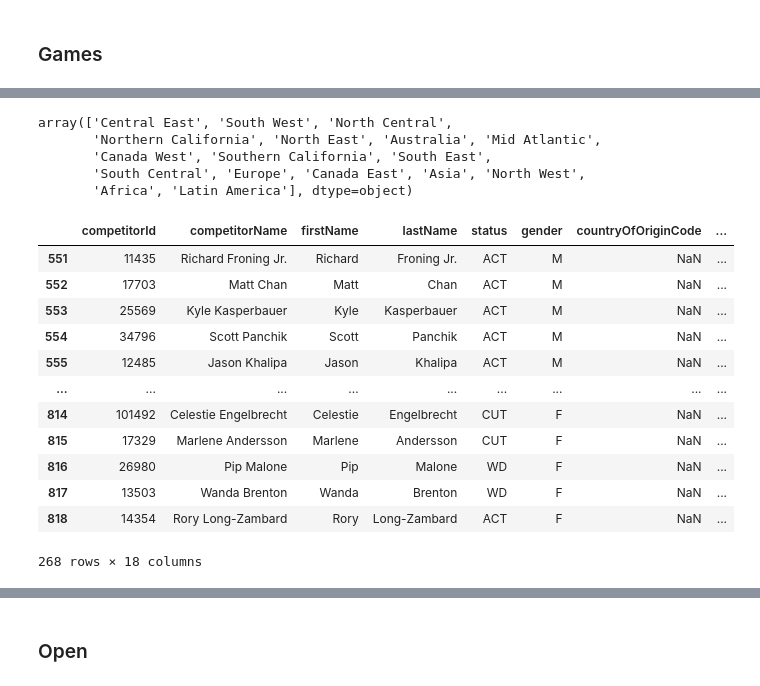
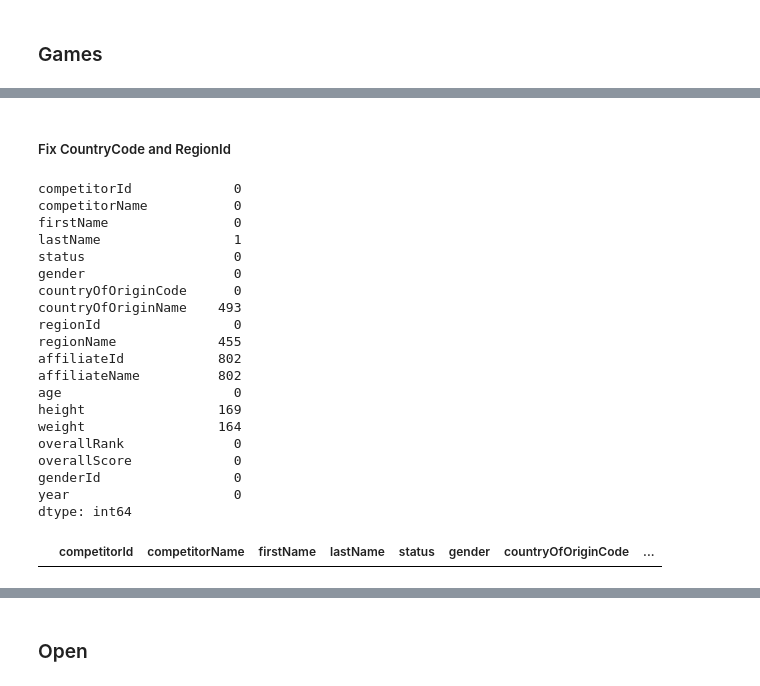
Before and after one commit to tgomesjuliana/ds-crossfit-games-competitions, a Jupyter notebook: data_cleaning.ipynb, the cells around one changed output, grey strips where cells are left out. Cells and saved outputs as stored; diff of their text form; code cells hidden in the pictures.

Commit message:
finish data cleaning for crossfit games

```diff
--- a/data_cleaning.ipynb
+++ b/data_cleaning.ipynb
@@ -104,33 +196,47 @@ array(['North America'], dtype=object)
-# %%
-# Filter the DataFrame to include only rows where 'countryOfOriginName' is 'Australia'
-australia_df = df_games_conso[(df_games_conso['regionName'].notnull()) & (df_games_conso['countryOfOriginName'].isnull())]
-
-# Get the different values of 'regionName' for Australia
-unique_regions_australia = australia_df['regionName'].unique()
-
-# Print the result
-unique_regions_australia
-# %% [output]
-array(['Central East', 'South West', 'North Central',
-       'Northern California', 'North East', 'Australia', 'Mid Atlantic',
-       'Canada West', 'Southern California', 'South East',
-       'South Central', 'Europe', 'Canada East', 'Asia', 'North West',
-       'Africa', 'Latin America'], dtype=object)
+# %% [markdown]
+##### Fix CountryCode and RegionId
+# %%
+# Fix CountryCode
+labels, uniques = pd.factorize(df_games_conso['countryOfOriginName'])
+labels += 1
+df_games_conso['countryOfOriginCode'] = labels
+df_games_conso.loc[df_games_conso['countryOfOriginName'].isnull(), 'countryOfOriginCode'] = 0
+
+# Fix RegionId
+
+df_games_conso.loc[df_games_conso['regionName'] == 'North America', 'regionId'] = 1
+df_games_conso.loc[df_games_conso['regionName'] == 'Central America', 'regionId'] = 2
+df_games_conso.loc[df_games_conso['regionName'] == 'South America', 'regionId'] = 3
+df_games_conso.loc[df_games_conso['regionName'] == 'Europe', 'regionId'] = 4
+df_games_conso.loc[df_games_conso['regionName'] == 'Africa', 'regionId'] = 5
+df_games_conso.loc[df_games_conso['regionName'] == 'Asia', 'regionId'] = 6
+df_games_conso.loc[df_games_conso['regionName'] == 'Oceania', 'regionId'] = 7
+df_games_conso.loc[df_games_conso['regionName'].isnull(), 'regionId'] = 0
+df_games_conso['regionId'] = df_games_conso['regionId'].astype(np.int64)
+# %%
+df_games_conso.isnull().sum()
+# %% [output]
+competitorId             0
+competitorName           0
+firstName                0
+lastName                 1
+status                   0
+gender                   0
+countryOfOriginCode      0
+countryOfOriginName    493
+regionId                 0
+regionName             455
+affiliateId            802
+affiliateName          802
+age                      0
+height                 169
+weight                 164
+overallRank              0
+overallScore             0
+genderId                 0
+year                     0
+dtype: int64
 # %%
-df = df_games_conso[(df_games_conso['regionName'].notnull()) & (df_games_conso['countryOfOriginName'].isnull())]
-
-df
+df_games_conso[(df_games_conso['countryOfOriginCode'] != 0) & (df_games_conso['countryOfOriginName'].isnull())]
 # %% [output]
 |  | competitorId | competitorName | firstName | lastName | status | gender | countryOfOriginCode | ... |
-| 551 | 11435 | Richard Froning Jr. | Richard | Froning Jr. | ACT | M | NaN | ... |
-| 552 | 17703 | Matt Chan | Matt | Chan | ACT | M | NaN | ... |
-| 553 | 25569 | Kyle Kasperbauer | Kyle | Kasperbauer | ACT | M | NaN | ... |
-| 554 | 34796 | Scott Panchik | Scott | Panchik | ACT | M | NaN | ... |
-| 555 | 12485 | Jason Khalipa | Jason | Khalipa | ACT | M | NaN | ... |
-| ... | ... | ... | ... | ... | ... | ... | ... | ... |
-| 814 | 101492 | Celestie Engelbrecht | Celestie | Engelbrecht | CUT | F | NaN | ... |
-| 815 | 17329 | Marlene Andersson | Marlene | Andersson | CUT | F | NaN | ... |
-| 816 | 26980 | Pip Malone | Pip | Malone | WD | F | NaN | ... |
-| 817 | 13503 | Wanda Brenton | Wanda | Brenton | WD | F | NaN | ... |
-| 818 | 14354 | Rory Long-Zambard | Rory | Long-Zambard | ACT | F | NaN | ... |
-268 rows × 18 columns
```
Also changed, not shown: parts of 28 cells of this notebook.
